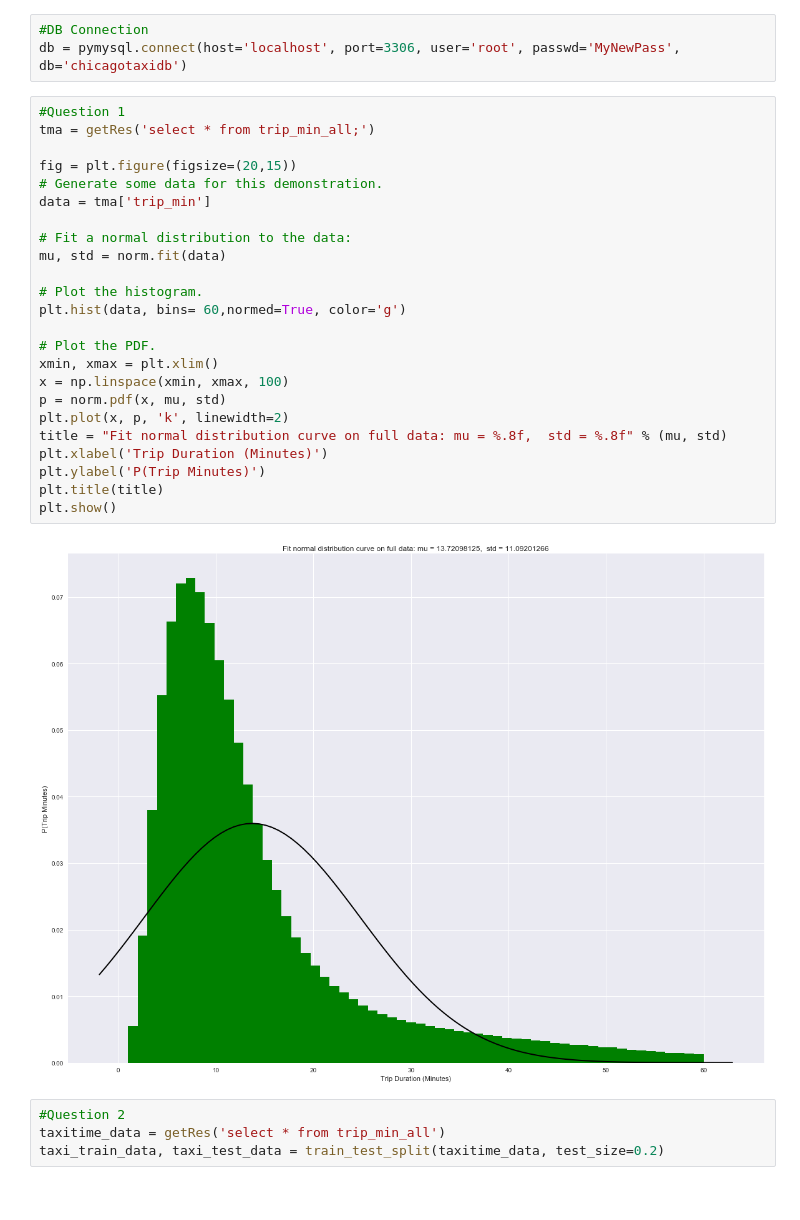
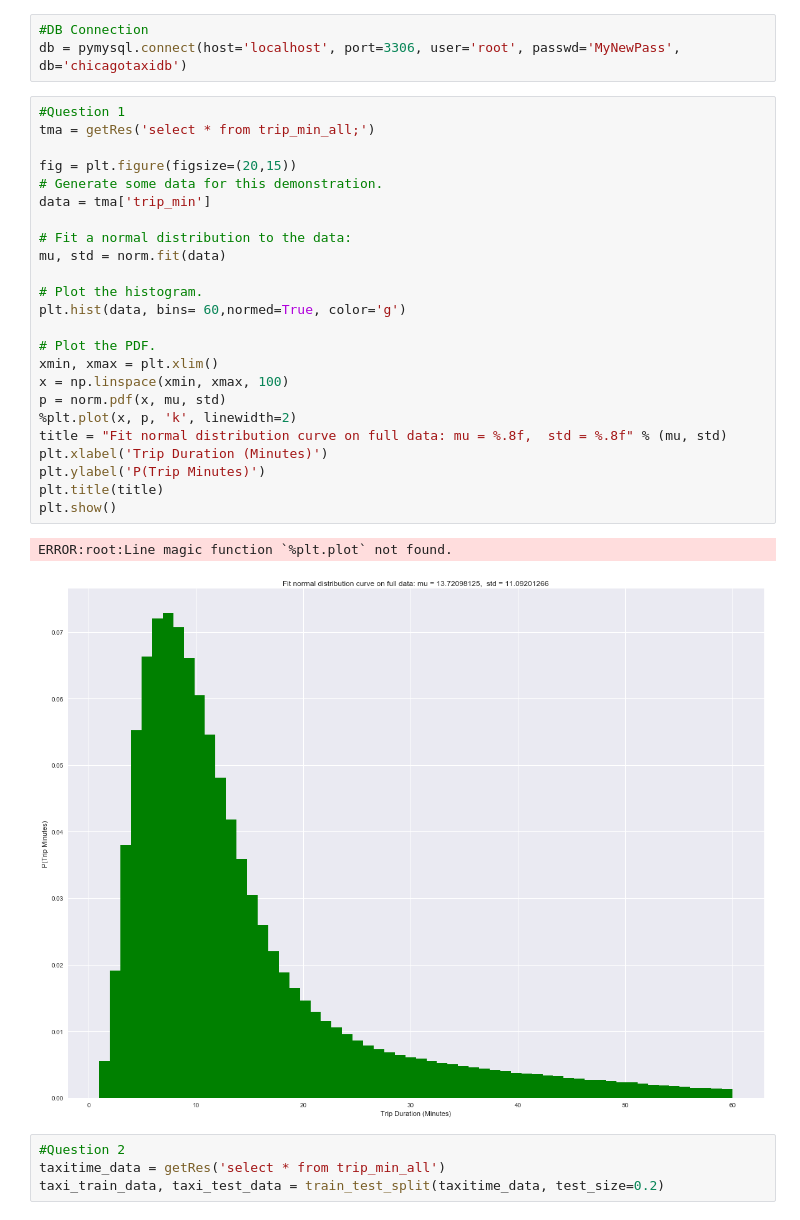
Before and after one commit to advaitoctober/ChicagoTaxiTrip, a Jupyter notebook: Probability/Chicago Taxi Probability Project.ipynb, the cells around one changed output. Saved outputs shown, nothing was run; the diff lists cells and outputs as text.

Commit message:
Added image without normal dist line

```diff
--- a/Probability/Chicago Taxi Probability Project.ipynb
+++ b/Probability/Chicago Taxi Probability Project.ipynb
@@ -28,29 +28,30 @@ db = pymysql.connect(host='localhost', port=3306, user='root', passwd='MyNewPass
 # %%
 #Question 1
 tma = getRes('select * from trip_min_all;')
 
 fig = plt.figure(figsize=(20,15))
 # Generate some data for this demonstration.
 data = tma['trip_min']
 
 # Fit a normal distribution to the data:
 mu, std = norm.fit(data)
 
 # Plot the histogram.
 plt.hist(data, bins= 60,normed=True, color='g')
 
 # Plot the PDF.
 xmin, xmax = plt.xlim()
 x = np.linspace(xmin, xmax, 100)
 p = norm.pdf(x, mu, std)
-plt.plot(x, p, 'k', linewidth=2)
+%plt.plot(x, p, 'k', linewidth=2)
 title = "Fit normal distribution curve on full data: mu = %.8f,  std = %.8f" % (mu, std)
 plt.xlabel('Trip Duration (Minutes)')
 plt.ylabel('P(Trip Minutes)')
 plt.title(title)
 plt.show()
 # %% [output]
+ERROR:root:Line magic function `%plt.plot` not found.
-[figure, old version]
+[figure, new version]
 # %%
 #Question 2
 taxitime_data = getRes('select * from trip_min_all')
```
Also changed, not shown: 1 other file.
